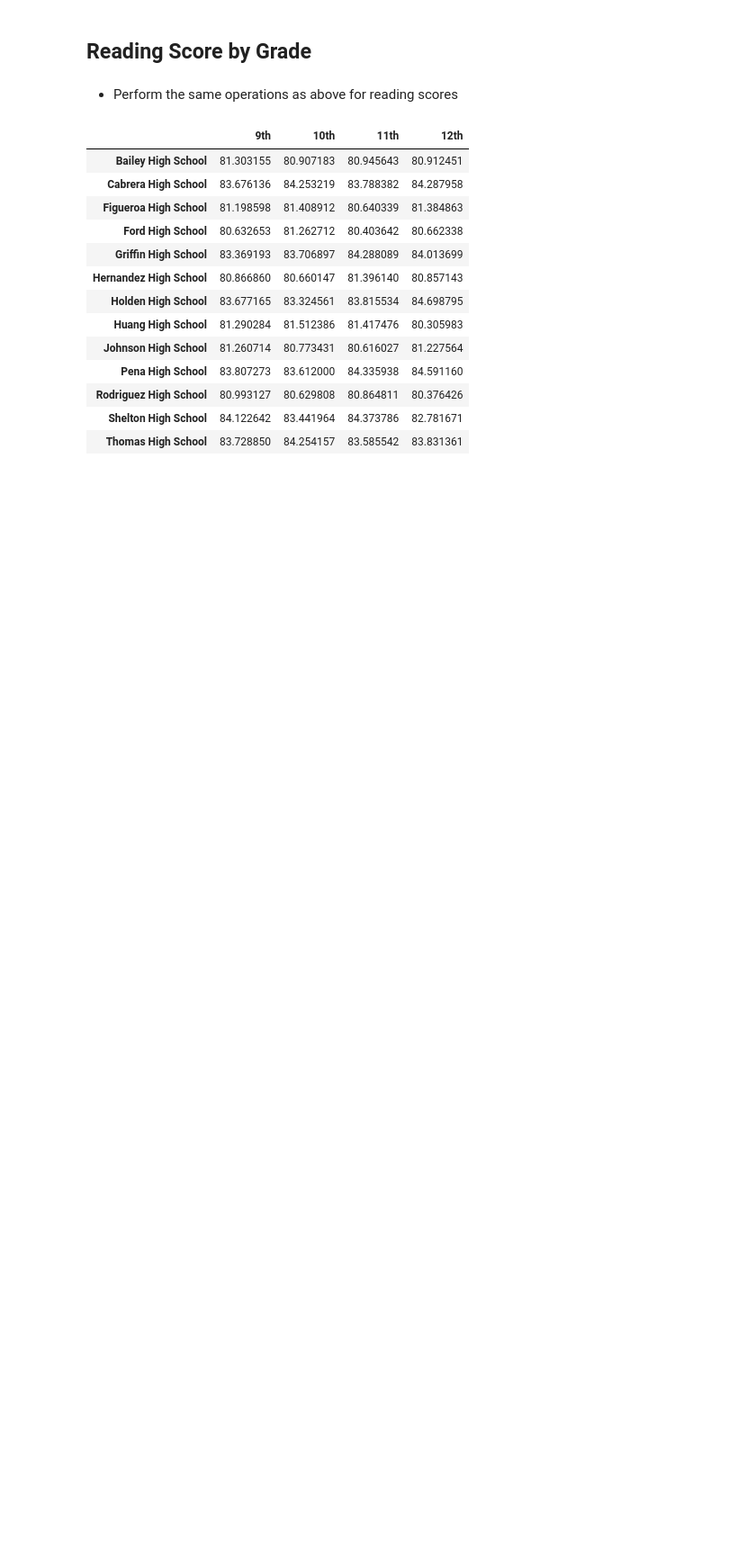
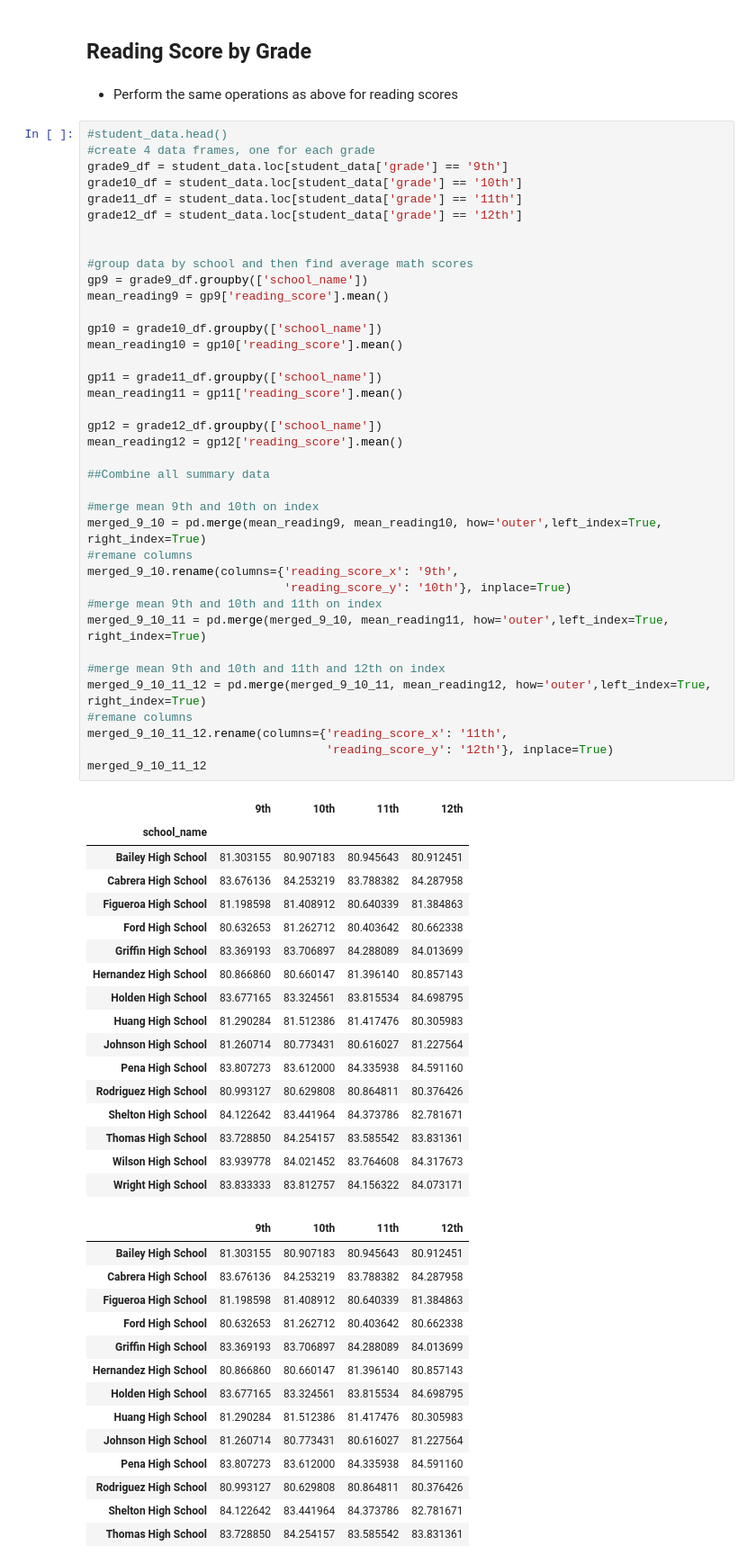
Before and after one commit to nkeplinger/pandas-challenge, a Jupyter notebook: PyCitySchools_starter.ipynb, the cells around one changed output. Shown at 90% size. Drawn from its saved outputs; the diff is of its cells as text; blank space fills up the shorter version.

```diff
--- a/PyCitySchools_starter.ipynb
+++ b/PyCitySchools_starter.ipynb
@@ -300,6 +356,62 @@ Pena High School    Charter          95.945946          90.540541
 ## Reading Score by Grade
 # %% [markdown]
 * Perform the same operations as above for reading scores
+# %%
+#student_data.head()
+#create 4 data frames, one for each grade
+grade9_df = student_data.loc[student_data['grade'] == '9th']
+grade10_df = student_data.loc[student_data['grade'] == '10th']
+grade11_df = student_data.loc[student_data['grade'] == '11th']
+grade12_df = student_data.loc[student_data['grade'] == '12th']
+
+
+#group data by school and then find average math scores
+gp9 = grade9_df.groupby(['school_name'])
+mean_reading9 = gp9['reading_score'].mean()
+
+gp10 = grade10_df.groupby(['school_name'])
+mean_reading10 = gp10['reading_score'].mean()
+
+gp11 = grade11_df.groupby(['school_name'])
+mean_reading11 = gp11['reading_score'].mean()
+
+gp12 = grade12_df.groupby(['school_name'])
+mean_reading12 = gp12['reading_score'].mean()
+
+##Combine all summary data
+
+#merge mean 9th and 10th on index
+merged_9_10 = pd.merge(mean_reading9, mean_reading10, how='outer',left_index=True, right_index=True)
+#remane columns
+merged_9_10.rename(columns={'reading_score_x': '9th',
+                            'reading_score_y': '10th'}, inplace=True)
+#merge mean 9th and 10th and 11th on index
+merged_9_10_11 = pd.merge(merged_9_10, mean_reading11, how='outer',left_index=True, right_index=True)
+
+#merge mean 9th and 10th and 11th and 12th on index
+merged_9_10_11_12 = pd.merge(merged_9_10_11, mean_reading12, how='outer',left_index=True, right_index=True)
+#remane columns
+merged_9_10_11_12.rename(columns={'reading_score_x': '11th',
+                                  'reading_score_y': '12th'}, inplace=True)
+merged_9_10_11_12
+# %% [output]
+|  | 9th | 10th | 11th | 12th |
+| school_name |  |  |  |  |
+| Bailey High School | 81.303155 | 80.907183 | 80.945643 | 80.912451 |
+| Cabrera High School | 83.676136 | 84.253219 | 83.788382 | 84.287958 |
+| Figueroa High School | 81.198598 | 81.408912 | 80.640339 | 81.384863 |
+| Ford High School | 80.632653 | 81.262712 | 80.403642 | 80.662338 |
+| Griffin High School | 83.369193 | 83.706897 | 84.288089 | 84.013699 |
+| Hernandez High School | 80.866860 | 80.660147 | 81.396140 | 80.857143 |
+| Holden High School | 83.677165 | 83.324561 | 83.815534 | 84.698795 |
+| Huang High School | 81.290284 | 81.512386 | 81.417476 | 80.305983 |
+| Johnson High School | 81.260714 | 80.773431 | 80.616027 | 81.227564 |
+| Pena High School | 83.807273 | 83.612000 | 84.335938 | 84.591160 |
+| Rodriguez High School | 80.993127 | 80.629808 | 80.864811 | 80.376426 |
+| Shelton High School | 84.122642 | 83.441964 | 84.373786 | 82.781671 |
+| Thomas High School | 83.728850 | 84.254157 | 83.585542 | 83.831361 |
+| Wilson High School | 83.939778 | 84.021452 | 83.764608 | 84.317673 |
+| Wright High School | 83.833333 | 83.812757 | 84.156322 | 84.073171 |
 # %%
 # %% [output]
 |  | 9th | 10th | 11th | 12th |
```
Also changed, not shown: parts of 1 cell of this notebook.
